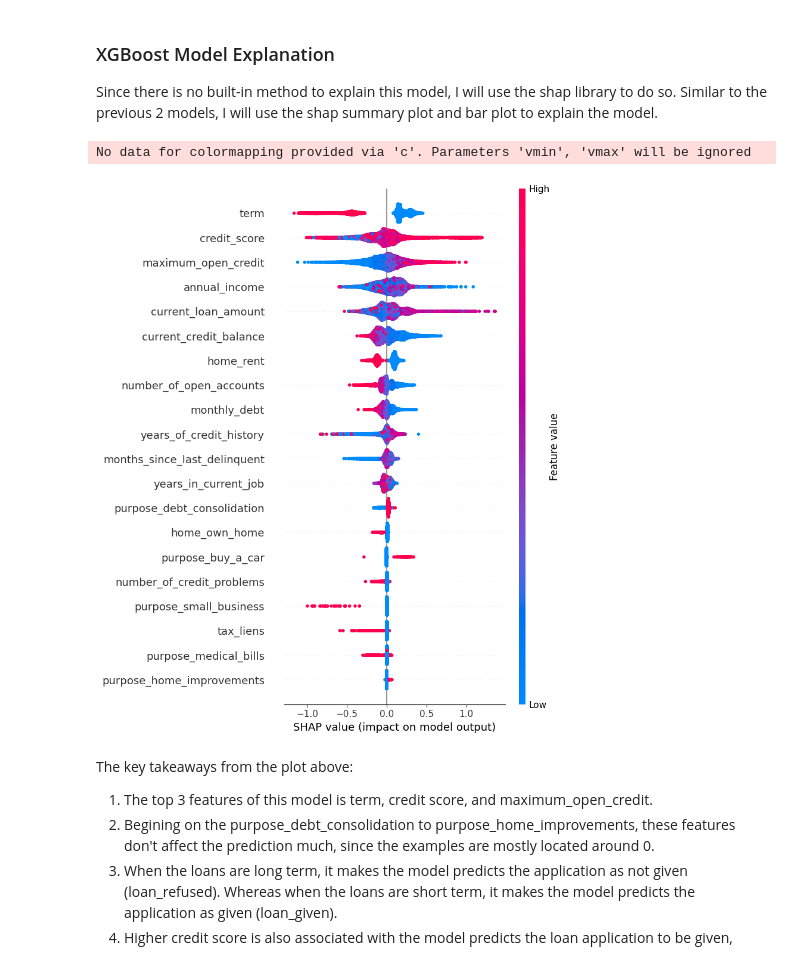
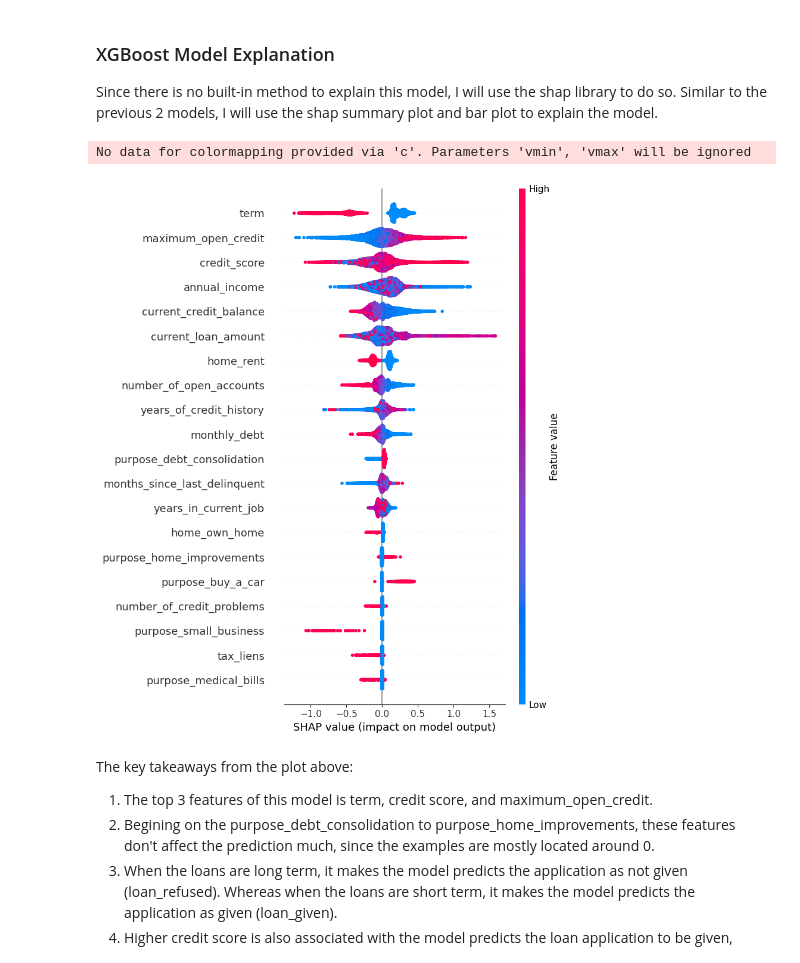
Before and after one commit to nugroho1234/loan-classification-h20-xgboost, a Jupyter notebook: 3-Model Training.ipynb, the cells around one changed output. Drawn from its saved outputs; the diff is of its cells as text; code cells hidden in the pictures.

```diff
--- a/3-Model Training.ipynb
+++ b/3-Model Training.ipynb
@@ -24,7 +30,7 @@ import seaborn as sns
 After finishing the data preprocessing and imputation, I will train the model. I will use 3 algorithms to compare the result, and use the top 2 as baseline models. The algorithms are gradient boosting, deep learning, and XGBoost. For the first 2 algorithms, I will use the H2O library. For the XGBoost algorithm, I will use the XGBoost library since it is not supported in the current version of H2O (I'm using windows). In the next notebook, I will perform feature engineering to add features to the dataset, hopefully making the model better. If the model is not better, I will use the best of the baseline models to create a prediction pipeline.
 # %%
 #reading the final dataset
-df_use = pd.read_csv('final_data.csv')
+df_use = pd.read_csv('data/final_data.csv')
 # %%
 #initializing H2O. Reminder: H2O needs java.
 h2o.init()
@@ -163,0 +112,7 @@ Confusion Matrix (Act/Pred) for max f1 @ threshold = 0.24279204886962436
+# %%
+learn_rate = [0.01, 0.05, 0.1]
+max_depth = [5, 7, 9]
+ntrees = [300, 500, 700]
+sample_rate = [0.5, 0.8, 1.0]
+col_sample_rate = [0.25, 0.5, 1.0]
+best_gbm1, gbm_perf, gbm_gridperf1 = train_gbm_h2o(predictors, response, train, test, val, learn_rate, max_depth, ntrees, sample_rate, col_sample_rate)
@@ -318,20 +351,0 @@ The number of training dataset is 56900, the number of validation dataset is 142
-# %%
-#hyperparameters to tune
-param_grid = {
-    'n_estimators': [100, 200, 300],
-    'max_depth': [2, 3, 4],
-    'subsample': [0.8, 0.9, 1.0],
-    'reg_alpha': [0, 0.1, 0.5],
-    'reg_lambda': [0, 0.1, 0.5],
-    'learning_rate': [0.1, 0.01],
-    'max_bin': [128, 256, 512]
-}
-
-# Initialize the XGBoost classifier
-xgb = XGBClassifier(random_state=42, eval_metric='auc', early_stopping_rounds=10)
-
-# Initialize GridSearchCV with the XGBoost classifier and parameter grid
-grid_search = GridSearchCV(estimator=xgb, param_grid=param_grid, scoring='roc_auc', cv=3, verbose=1)
-
-# Fit the grid search to the training data
-grid_search.fit(X_train, y_train,eval_set=[(X_val, y_val)], verbose = 0)
@@ -369,0 +395,10 @@ Test AUC Score: 0.7343943313463053
+# %%
+n_estimators = [100, 200, 300]
+max_depth = [3, 4, 5]
+subsample = [0.8, 0.9, 1.0]
+reg_alpha = [0.1, 0.5, 0.8]
+reg_lambda = [0.1, 0.5, 0.8]
+learning_rate = [0.1, 0.01]
+max_bin = [128, 256, 512]
+
+best_xgb_model, X_test, y_test = train_xgboost(df_use, n_estimators, max_depth, subsample, reg_alpha, reg_lambda, learning_rate, max_bin)
@@ -375,12 +414,12 @@ import shap
 # %%
-explainer = shap.Explainer(best_model)
-shap_values = explainer(X_val)
+explainer = shap.Explainer(best_xgb_model)
+shap_values = explainer(X_test)
 
 #shap summary plot
-shap.summary_plot(shap_values, X_val)
+shap.summary_plot(shap_values, X_test)
 # %% [output]
 No data for colormapping provided via 'c'. Parameters 'vmin', 'vmax' will be ignored
-[figure, old version]
+[figure, new version]
 # %% [markdown]
 The key takeaways from the plot above:
 1. The top 3 features of this model is term, credit score, and maximum_open_credit.
```
Also changed, not shown: parts of 47 cells of this notebook, 1 other file.
